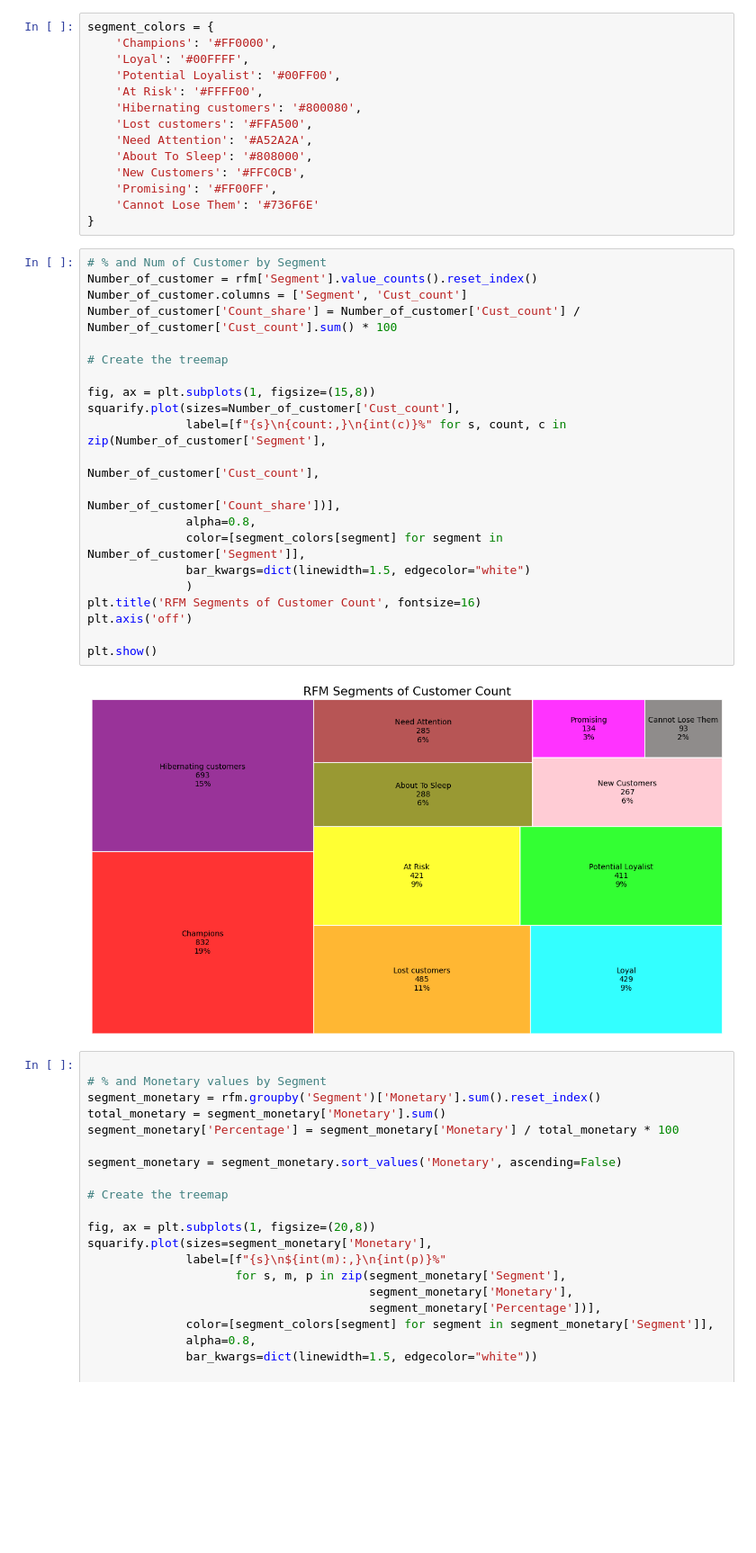
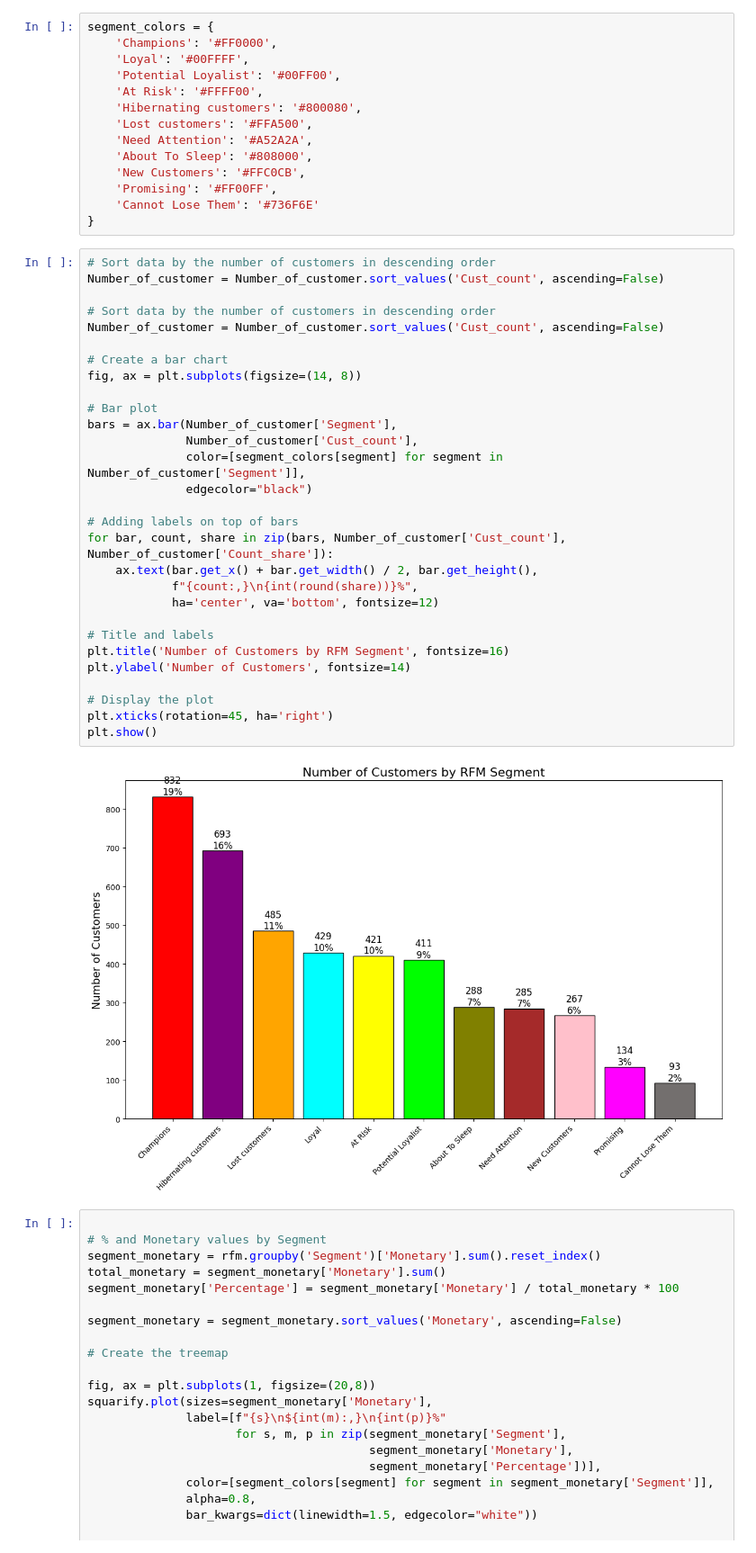
Before and after one commit to phuongtranth/-Python-RFM-Analysis, a Jupyter notebook: RFM_analysis_project.ipynb, the cells around one changed output. Shown at 90% size. Saved outputs shown, nothing was run; the diff lists cells and outputs as text; blank space fills up the shorter version.

```diff
--- a/RFM_analysis_project.ipynb
+++ b/RFM_analysis_project.ipynb
@@ -284,29 +284,37 @@ segment_colors = {
     'Promising': '#FF00FF',
     'Cannot Lose Them': '#736F6E'
 }
-# %%
-# % and Num of Customer by Segment
-Number_of_customer = rfm['Segment'].value_counts().reset_index()
-Number_of_customer.columns = ['Segment', 'Cust_count']
-Number_of_customer['Count_share'] = Number_of_customer['Cust_count'] / Number_of_customer['Cust_count'].sum() * 100
-
-# Create the treemap
-
-fig, ax = plt.subplots(1, figsize=(15,8))
-squarify.plot(sizes=Number_of_customer['Cust_count'],
-              label=[f"{s}\n{count:,}\n{int(c)}%" for s, count, c in zip(Number_of_customer['Segment'],
-                                                                         Number_of_customer['Cust_count'],
-                                                                         Number_of_customer['Count_share'])],
-              alpha=0.8,
-              color=[segment_colors[segment] for segment in Number_of_customer['Segment']],
-              bar_kwargs=dict(linewidth=1.5, edgecolor="white")
-              )
-plt.title('RFM Segments of Customer Count', fontsize=16)
-plt.axis('off')
-
-plt.show()
-# %% [output]
-[figure, removed]
+# %%
+# Sort data by the number of customers in descending order
+Number_of_customer = Number_of_customer.sort_values('Cust_count', ascending=False)
+
+# Sort data by the number of customers in descending order
+Number_of_customer = Number_of_customer.sort_values('Cust_count', ascending=False)
+
+# Create a bar chart
+fig, ax = plt.subplots(figsize=(14, 8))
+
+# Bar plot
+bars = ax.bar(Number_of_customer['Segment'],
+              Number_of_customer['Cust_count'],
+              color=[segment_colors[segment] for segment in Number_of_customer['Segment']],
+              edgecolor="black")
+
+# Adding labels on top of bars
+for bar, count, share in zip(bars, Number_of_customer['Cust_count'], Number_of_customer['Count_share']):
+    ax.text(bar.get_x() + bar.get_width() / 2, bar.get_height(),
+            f"{count:,}\n{int(round(share))}%",
+            ha='center', va='bottom', fontsize=12)
+
+# Title and labels
+plt.title('Number of Customers by RFM Segment', fontsize=16)
+plt.ylabel('Number of Customers', fontsize=14)
+
+# Display the plot
+plt.xticks(rotation=45, ha='right')
+plt.show()
+# %% [output]
+[figure, added]
 # %%
 
 # % and Monetary values by Segment
```
